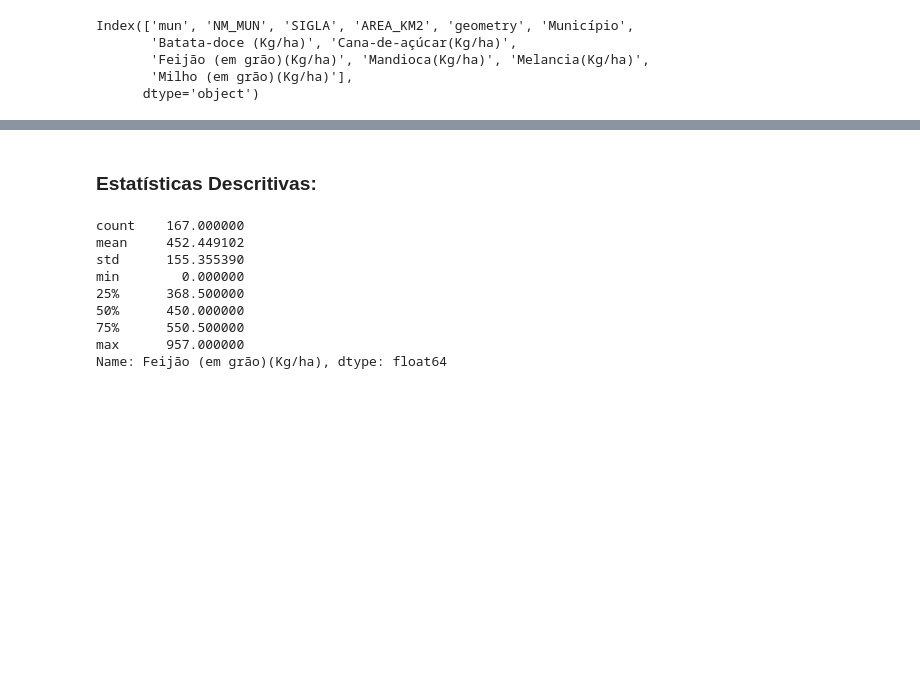
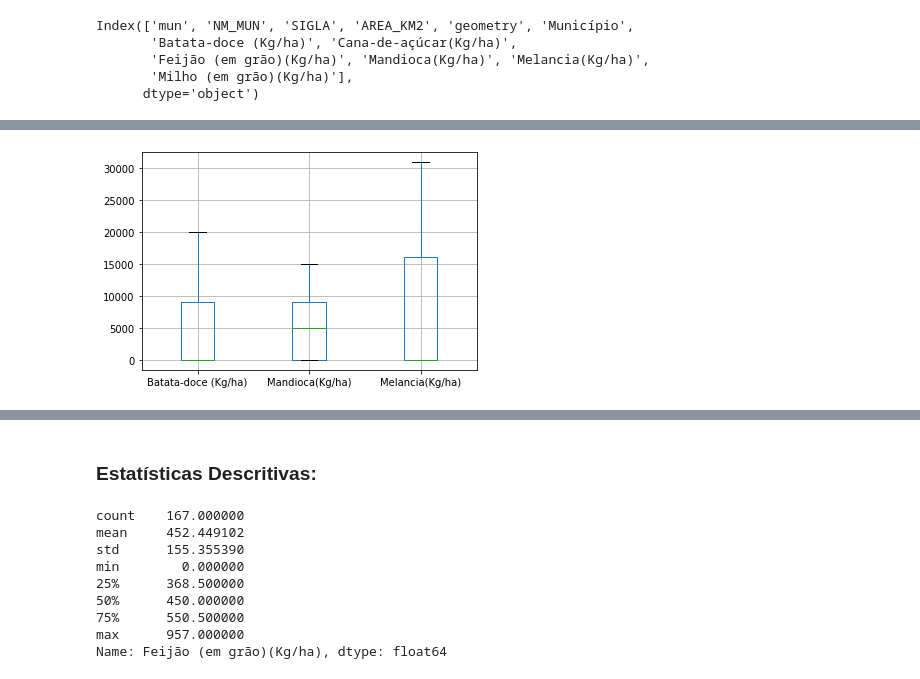
Before and after one commit to Gus-1003/Projetos_Geoestatistica, a Jupyter notebook: Sidra_RN_ProduçõesTemporarias/Sidra_RN_PT.ipynb, the cells around one changed output, grey strips where cells are left out. Drawn from its saved outputs; the diff is of its cells as text; code cells hidden in the pictures; blank space fills up the shorter version.

```diff
--- a/Sidra_RN_ProduçõesTemporarias/Sidra_RN_PT.ipynb
+++ b/Sidra_RN_ProduçõesTemporarias/Sidra_RN_PT.ipynb
@@ -221,0 +228,4 @@ Index(['mun', 'NM_MUN', 'SIGLA', 'AREA_KM2', 'geometry', 'Município',
+# %%
+boxplot = br.boxplot(column=['Batata-doce (Kg/ha)',	'Mandioca(Kg/ha)',	'Melancia(Kg/ha)'])
+# %% [output]
+[figure, added]
```
Also changed, not shown: parts of 12 cells of this notebook.
